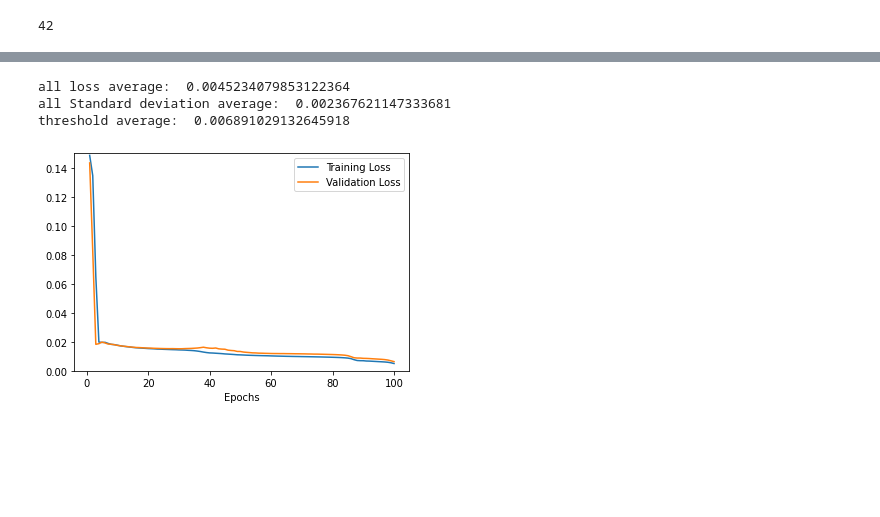
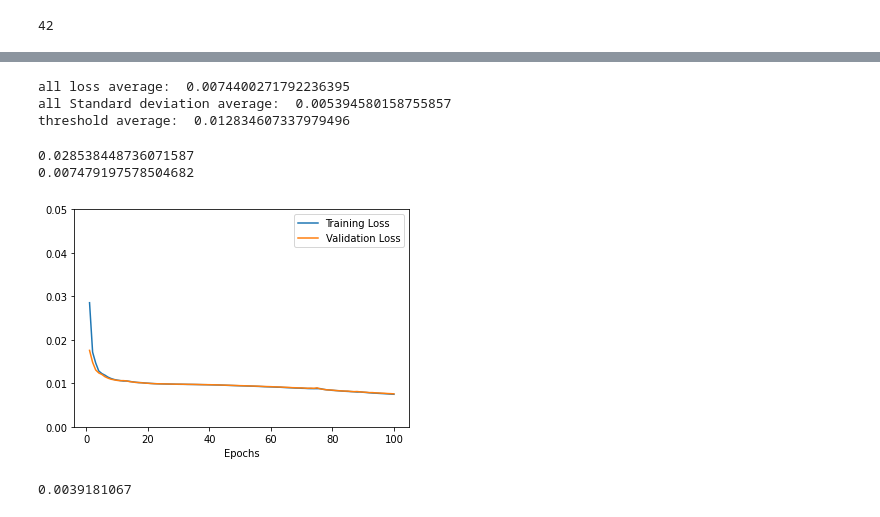
Before and after one commit to astroeye/autoencoder, a Jupyter notebook: 02_autoencoder/ae_36cc_k-fold.ipynb, the cells around one changed output, grey strips where cells are left out. Saved outputs shown, nothing was run; the diff lists cells and outputs as text; code cells hidden in the pictures; blank space fills up the shorter version.

```diff
--- a/02_autoencoder/ae_36cc_k-fold.ipynb
+++ b/02_autoencoder/ae_36cc_k-fold.ipynb
@@ -292,7 +292,7 @@ class Autoencoder(Model):
         ])
         self.decoder = tf.keras.Sequential([
             layers.Dense(128, activation='relu'),
-            layers.Dense(224*224, activation='sigmoid'),
+            layers.Dense(224*224, activation='relu'),
             layers.Reshape((224, 224))
         ])
 
@@ -485,24 +485,30 @@ print("all loss average: ", np.mean(all_k_loss))
 print("all Standard deviation average: ", np.mean(all_k_std))
 print("threshold average: ", np.mean(all_k_loss)+ np.mean(all_k_std))
 # %% [output]
-all loss average:  0.0045234079853122364
-all Standard deviation average:  0.002367621147333681
-threshold average:  0.006891029132645918
+all loss average:  0.0074400271792236395
+all Standard deviation average:  0.005394580158755857
+threshold average:  0.012834607337979496
 # %%
 # Building the history of successive mean K-fold validation scores
 average_mse_history = [
     np.mean([x[i] for x in all_mse_histories]) for i in range(num_epochs)]
 average_val_mse_history = [
     np.mean([x[i] for x in all_val_mse_histories]) for i in range(num_epochs)]
+# %%
+print(max(average_mse_history))
+print(min(average_mse_history))
+# %% [output]
+0.028538448736071587
+0.007479197578504682
 # %%
 # Plotting validation scores
 plt.plot(range(1, len(average_mse_history) + 1), average_mse_history, label="Training Loss")
 plt.plot(range(1, len(average_val_mse_history) + 1), average_val_mse_history, label="Validation Loss")
 plt.xlabel("Epochs")
 plt.legend()
-plt.ylim([0, 0.15])
+plt.ylim([0, 0.05])
 plt.show()
 # %% [output]
-[figure, old version]
+[figure, new version]
 # %%
 all_mse_histories = []
@@ -508,0 +519,4 @@ all_mse_histories = []
+# %%
+np.mean(tf.keras.losses.mse(x_train[1], decoded_imgs[1]))
+# %% [output]
+0.0039181067
```
Also changed, not shown: parts of 3 cells of this notebook, 1 other file.
